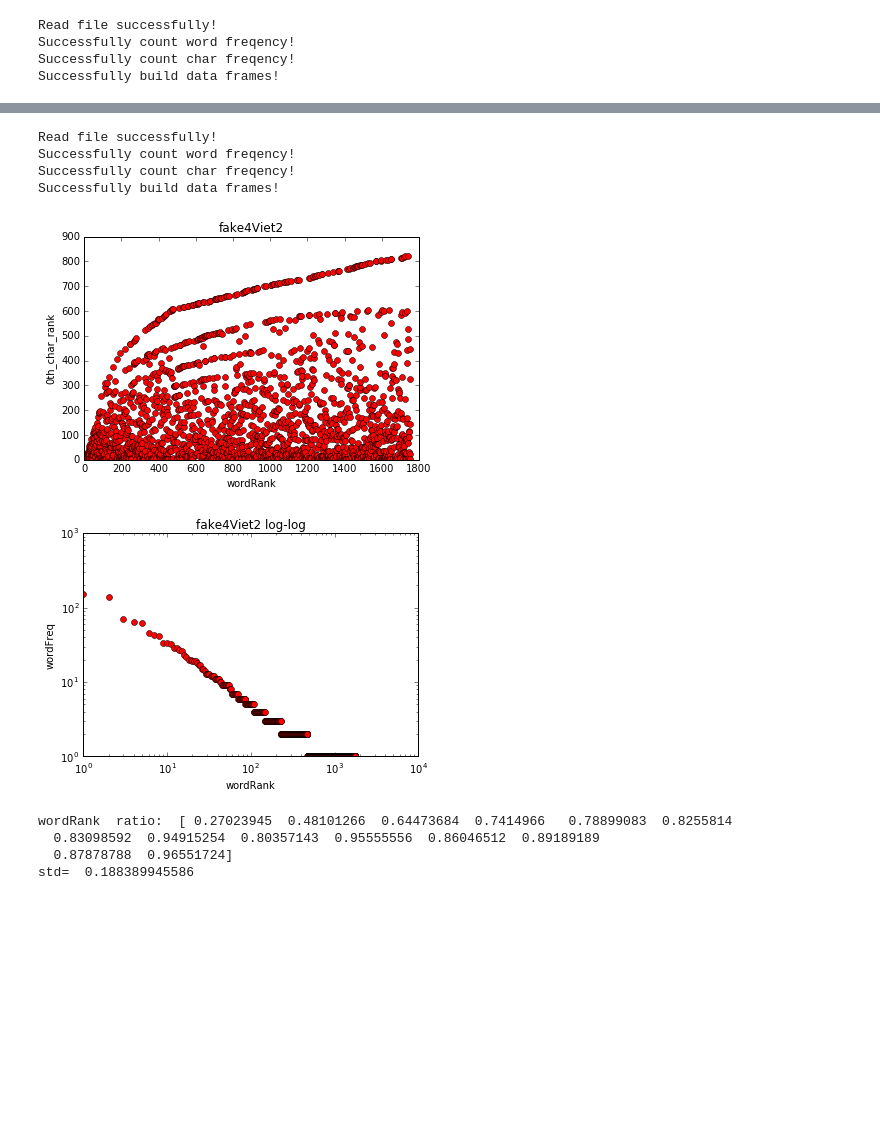
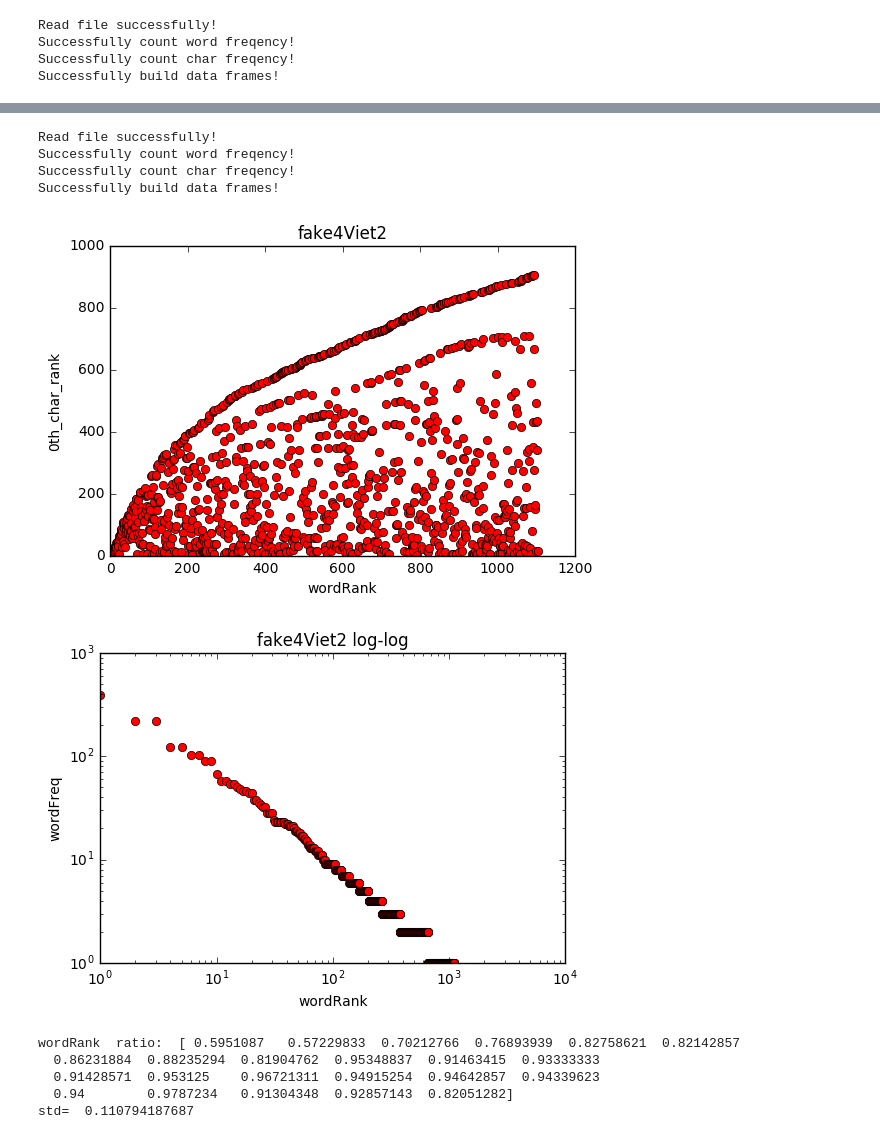
Before and after one commit to godofhoe/shanjgit-coolest-FF7, a Jupyter notebook: Viet_fake_count_2016_Dec_8.ipynb, the cells around one changed output, grey strips where cells are left out. Cells and saved outputs as stored; diff of their text form; code cells hidden in the pictures; blank space fills up the shorter version.

```diff
--- a/Viet_fake_count_2016_Dec_8.ipynb
+++ b/Viet_fake_count_2016_Dec_8.ipynb
@@ -316,25 +380,26 @@ std=  0.22470994881
 # %%
 #encode = "UTF-16" #(1)
 encode = "UTF-8"   #(2)
 ##if anything goes into trouble, use (1) instead of (2), and vise versa.
-filename = "fake4char_Viet2.txt" #change filename when you want to get statictical information of another
+filename = "FAKE4char_Viet2.txt" #change filename when you want to get statictical information of another
 ##text file.
 big, char, word = main(filename,encode)
 draw(big,title = "fake4Viet2")
 # %% [output]
 Read file successfully!
 Successfully count word freqency!
 Successfully count char freqency!
 Successfully build data frames!
-[figure, old version]
+[figure, new version]
-[figure, old version]
+[figure, new version]
 # %%
 arr = check_const_ratio(word,feature= "wordRank", criteria = "wordFreq",max_range = 200)
 # %% [output]
-wordRank  ratio:  [ 0.27023945  0.48101266  0.64473684  0.7414966   0.78899083  0.8255814
-  0.83098592  0.94915254  0.80357143  0.95555556  0.86046512  0.89189189
-  0.87878788  0.96551724]
-std=  0.188389945586
+wordRank  ratio:  [ 0.5951087   0.57229833  0.70212766  0.76893939  0.82758621  0.82142857
+  0.86231884  0.88235294  0.81904762  0.95348837  0.91463415  0.93333333
+  0.91428571  0.953125    0.96721311  0.94915254  0.94642857  0.94339623
+  0.94        0.9787234   0.91304348  0.92857143  0.82051282]
+std=  0.110794187687
 # %%
 #encode = "UTF-16" #(1)
 encode = "UTF-8"   #(2)
```
Also changed, not shown: parts of 14 cells of this notebook, 9 other files.
